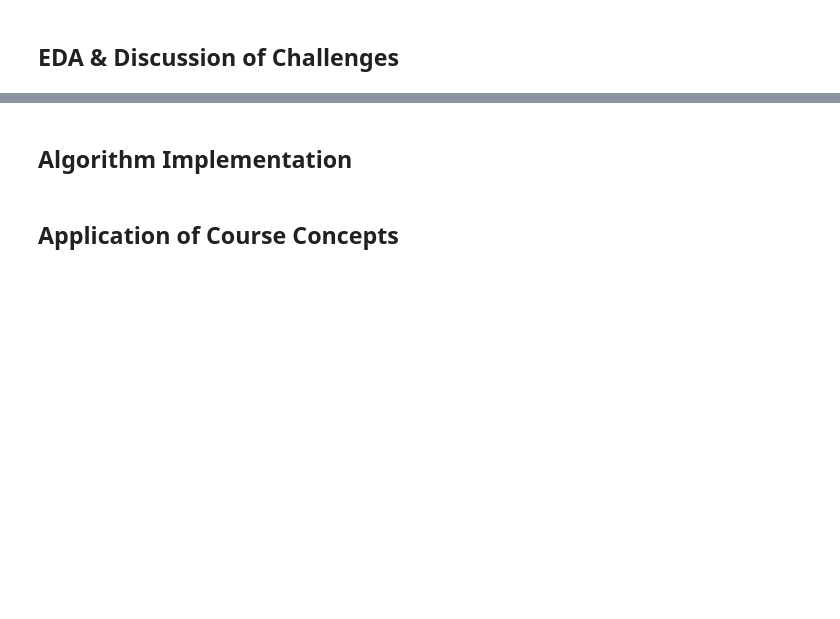
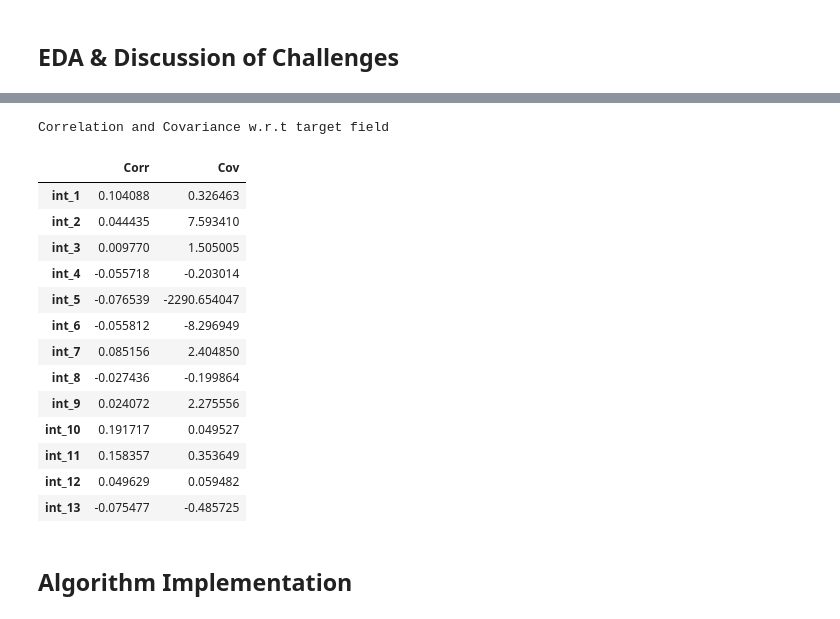
Before and after one commit to saurav-datta/click-through-rate-prediction-spark, a Jupyter notebook: W241 Final Project Alex-Jayanth-Saurav.ipynb, the cells around one changed output, grey strips where cells are left out. Saved outputs shown, nothing was run; the diff lists cells and outputs as text; code cells hidden in the pictures; blank space fills up the shorter version.

```diff
--- a/W241 Final Project Alex-Jayanth-Saurav.ipynb
+++ b/W241 Final Project Alex-Jayanth-Saurav.ipynb
@@ -449,4 +126,32 @@ from IPython.display import Image
+# %%
+def f_display_corr(df, int_col_list):
+    sampleDF=df.sample(seed=1, fraction=0.5, withReplacement=False)
+    dict1={}
+    for col in int_col_list:
+        corr = trainWithColsDF.stat.corr('label',col)
+        cov = trainWithColsDF.stat.cov('label',col)
+        dict1[col]={}
+        dict1[col]["Corr"]=corr
+        dict1[col]["Cov"]=cov
+    display(HTML(pd.DataFrame(dict1).T.to_html( )))
+# %%
+print("Correlation and Covariance w.r.t target field")
+f_display_corr(trainWithColsDF, intColList)
+# %% [output]
+Correlation and Covariance w.r.t target field
+|  | Corr | Cov |
+| int_1 | 0.104088 | 0.326463 |
+| int_2 | 0.044435 | 7.593410 |
+| int_3 | 0.009770 | 1.505005 |
+| int_4 | -0.055718 | -0.203014 |
+| int_5 | -0.076539 | -2290.654047 |
+| int_6 | -0.055812 | -8.296949 |
+| int_7 | 0.085156 | 2.404850 |
+| int_8 | -0.027436 | -0.199864 |
+| int_9 | 0.024072 | 2.275556 |
+| int_10 | 0.191717 | 0.049527 |
+| int_11 | 0.158357 | 0.353649 |
+| int_12 | 0.049629 | 0.059482 |
+| int_13 | -0.075477 | -0.485725 |
 # %% [markdown]
 ## Algorithm Implementation
-# %% [markdown]
-## Application of Course Concepts
```
Also changed, not shown: parts of 90 cells of this notebook.
